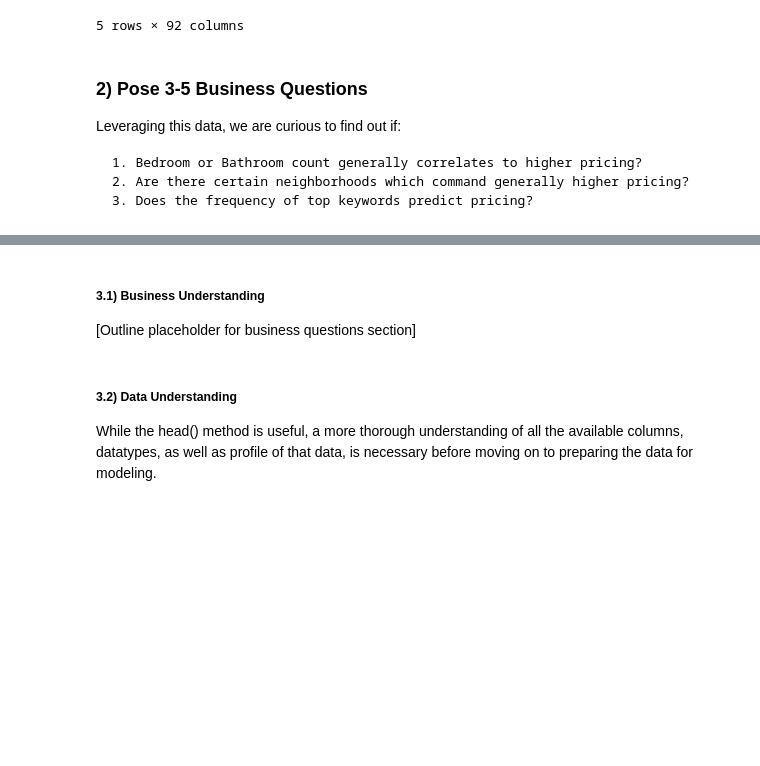
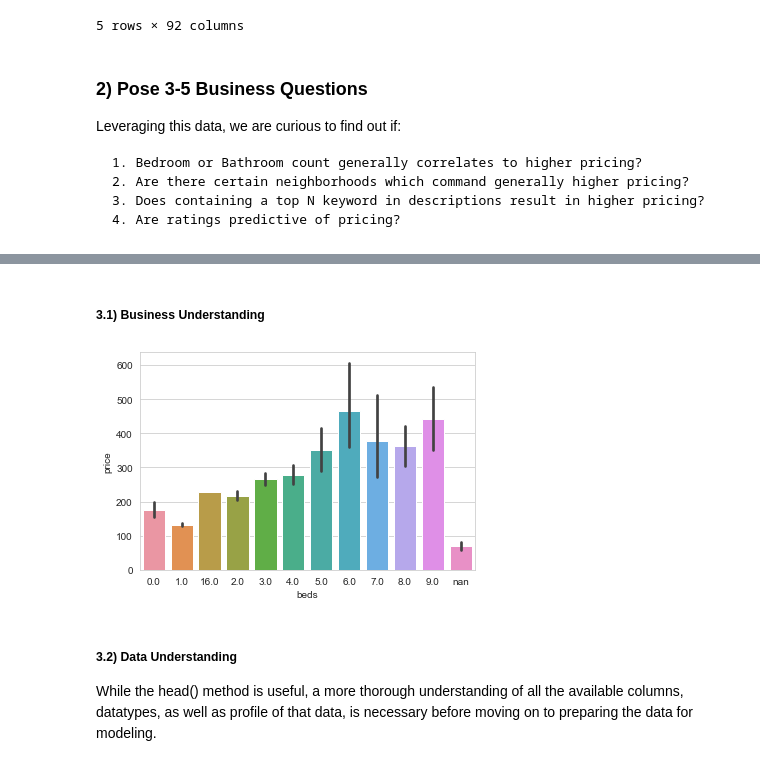
Before and after one commit to DavidHerrAZ/Data-Science-Writing, a Jupyter notebook: Data-Science-Writing.ipynb, the cells around one changed output, grey strips where cells are left out. Saved outputs shown, nothing was run; the diff lists cells and outputs as text; code cells hidden in the pictures; blank space fills up the shorter version.

Commit message:
Test plot bed & bath vs. pricing.

```diff
--- a/Data-Science-Writing.ipynb
+++ b/Data-Science-Writing.ipynb
@@ -79,7 +79,8 @@ Leveraging this data, we are curious to find out if:
 
     1. Bedroom or Bathroom count generally correlates to higher pricing?
     2. Are there certain neighborhoods which command generally higher pricing?
-    3. Does the frequency of top keywords predict pricing?
+    3. Does containing a top N keyword in descriptions result in higher pricing?
+    4. Are ratings predictive of pricing?
 # %% [markdown]
 #### 3) Use CRISP_DM
 To answer these questions, we'll use what is known as the CRISP_DM process. This process is pictated below:
@@ -87,8 +88,24 @@ To answer these questions, we'll use what is known as the CRISP_DM process. This
 ![Image of CRISP_DM](_img\CRISP_DM.png)
 # %% [markdown]
 ##### 3.1) Business Understanding
-
-[Outline placeholder for business questions section]
+# %%
+
+def clean_currency(x):
+    """ If the value is a string, then remove currency symbol and delimiters
+    otherwise, the value is numeric and can be converted
+    """
+    if isinstance(x, str):
+        return(x.replace('$', '').replace(',', ''))
+    return(x)
+
+bed_bath_bar = df_boston[['price','bedrooms','bathrooms','beds','bed_type']]
+
+bed_bath_bar['price'] = bed_bath_bar['price'].apply(clean_currency).astype('float')
+bed_bath_bar[['bedrooms','bathrooms','beds']] = bed_bath_bar[['bedrooms','bathrooms','beds']].astype('str')
+
+sns.barplot(x='beds',y='price',data=bed_bath_bar);
+# %% [output]
+[figure, added]
 # %% [markdown]
 ##### 3.2) Data Understanding
 
```
